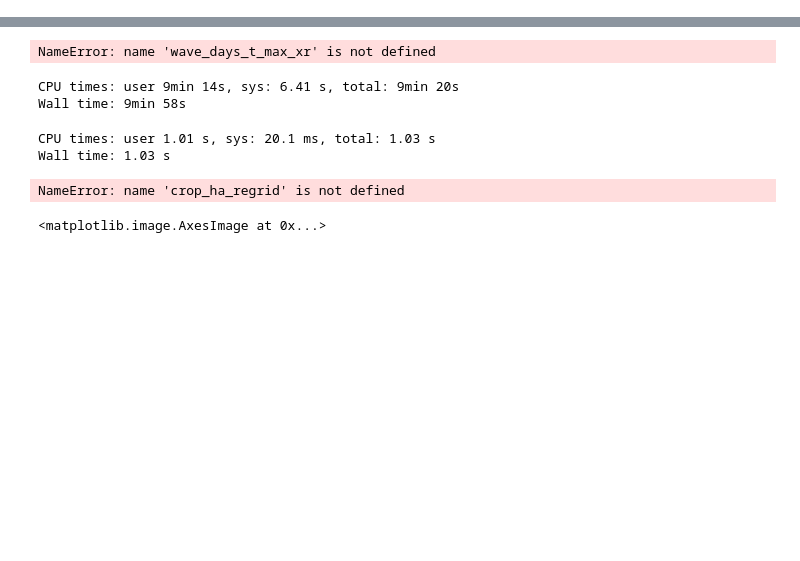
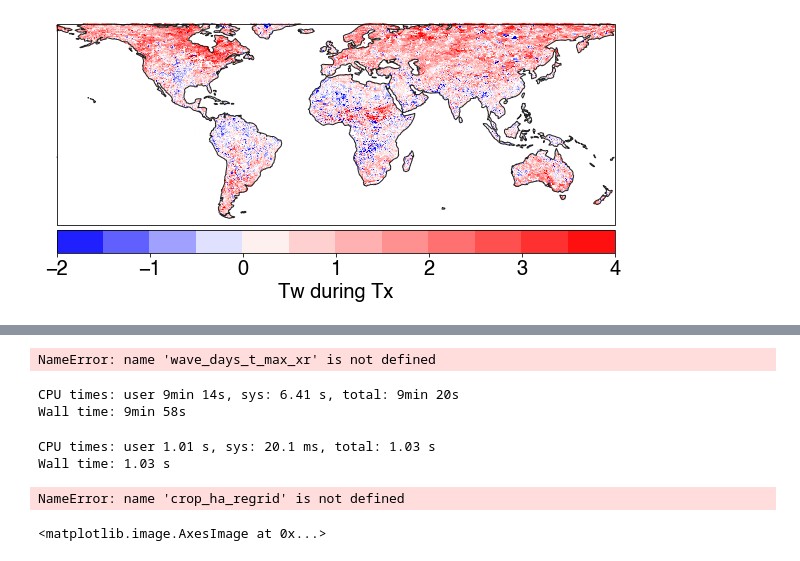
Before and after one commit to ecoffel/2021-heat, a Jupyter notebook: ex_heatwave_days.ipynb, the cells around one changed output, grey strips where cells are left out. Drawn from its saved outputs; the diff is of its cells as text; code cells hidden in the pictures; blank space fills up the shorter version.

```diff
--- a/ex_heatwave_days.ipynb
+++ b/ex_heatwave_days.ipynb
@@ -205,0 +143,34 @@ dayoffset_tx[abs(dayoffset_tx)>10]=np.nan
+# %%
+plt.figure(figsize=(10,10))
+ax = plt.axes(projection=ccrs.PlateCarree())
+
+ax.set_extent([-180, -180, 70, -60])
+
+v1 = -2
+v2 = 4.01
+vstep = .5
+vlabelstep = 1
+
+midnorm = MidpointNormalize(vmin=v1, vcenter=0, vmax=v2)
+cmap = plt.cm.get_cmap('bwr')
+
+data = np.nanmean(hw_max_tw_during_tx, axis=0)
+
+c = plt.pcolormesh(lon, lat, data, \
+                 cmap=cmap, norm=midnorm)
+
+ax.add_feature(cartopy.feature.COASTLINE.with_scale('110m'), edgecolor='#222222')
+
+# plt.text(-125, -30, 'Mean: %.1f'%(np.nanmean(data)), fontdict={'family':'helvetica', 'size':16}, ha='center', va='center')
+
+scmap = plt.cm.ScalarMappable(cmap=cmap, norm=midnorm)
+scmap.set_array([])
+cb = plt.colorbar(scmap, ticks=np.arange(v1, v2, vlabelstep),
+             boundaries=np.arange(v1, v2, vstep), orientation='horizontal',
+             pad=0.01, aspect=25, shrink=1)
+cb.ax.tick_params(labelsize=20)
+cb.set_label('Tw during Tx', fontsize=20)
+
+# plt.savefig('t-et-era5-map.png', format='png', dpi=500, bbox_inches = 'tight', pad_inches = 0.02)
+# %% [output]
+[figure, added]
```
Also changed, not shown: parts of 25 cells of this notebook, 4 other files.
